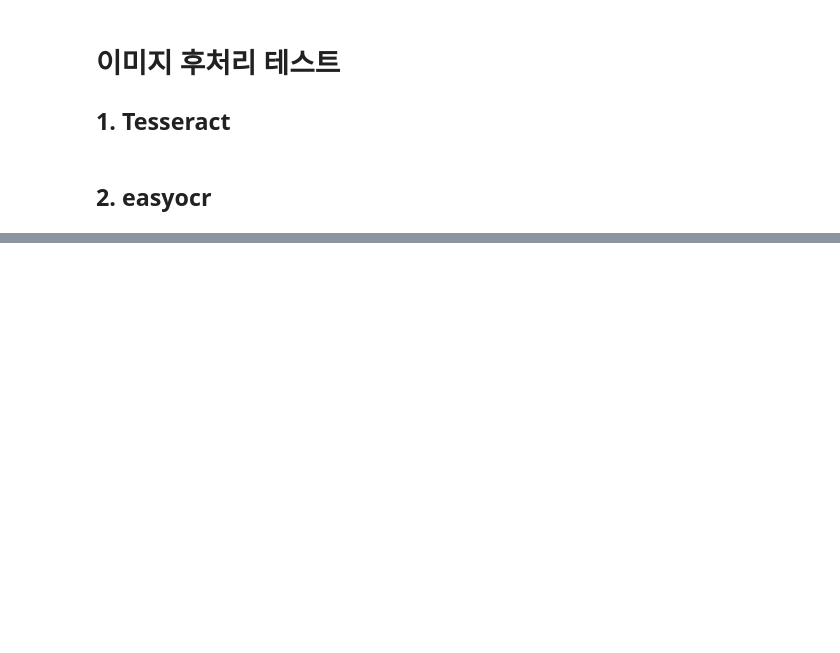
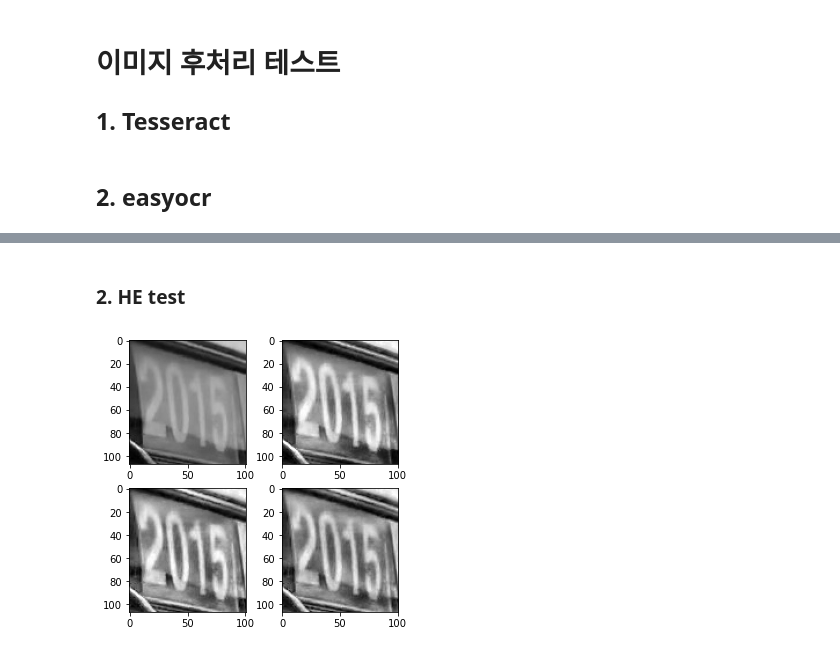
Before and after one commit to Eyes-On/AI, a Jupyter notebook: OCR/Image filter test.ipynb, the cells around one changed output, grey strips where cells are left out. Cells and saved outputs as stored; diff of their text form; code cells hidden in the pictures; blank space fills up the shorter version.

```diff
--- a/OCR/Image filter test.ipynb
+++ b/OCR/Image filter test.ipynb
@@ -216,0 +292,30 @@ sum(result_list)/len(result_list)
+# %% [markdown]
+### 2. HE test
+# %%
+test_img = 'yolov5/runs/hub/exp/crops/bus_num_fr/2015 (26).jpg'
+img = cv2.imread(test_img)
+gray_image = cv2.cvtColor(img, cv2.COLOR_BGR2GRAY)
+
+fig = plt.figure(figsize=(5, 5))
+fig_1 = fig.add_subplot(2,2,1)
+fig_2 = fig.add_subplot(2,2,2)
+fig_3 = fig.add_subplot(2,2,3)
+fig_4 = fig.add_subplot(2,2,4)
+
+# create a CLAHE object (Arguments are optional).
+clahe1 = cv2.createCLAHE(clipLimit=5.0, tileGridSize=(3,3))
+cl1 = clahe1.apply(gray_image)
+
+clahe2 = cv2.createCLAHE(clipLimit=5.0, tileGridSize=(5,5))
+cl2 = clahe2.apply(gray_image)
+
+clahe3 = cv2.createCLAHE(clipLimit=5.0, tileGridSize=(7,7))
+cl3 = clahe3.apply(gray_image)
+
+fig_1.imshow(gray_image, cmap='gray')
+fig_2.imshow(cl1, cmap='gray')
+fig_3.imshow(cl2, cmap='gray')
+fig_4.imshow(cl3, cmap='gray')
+plt.show()
+# %% [output]
+[figure, added]
```
Also changed, not shown: parts of 13 cells of this notebook.
